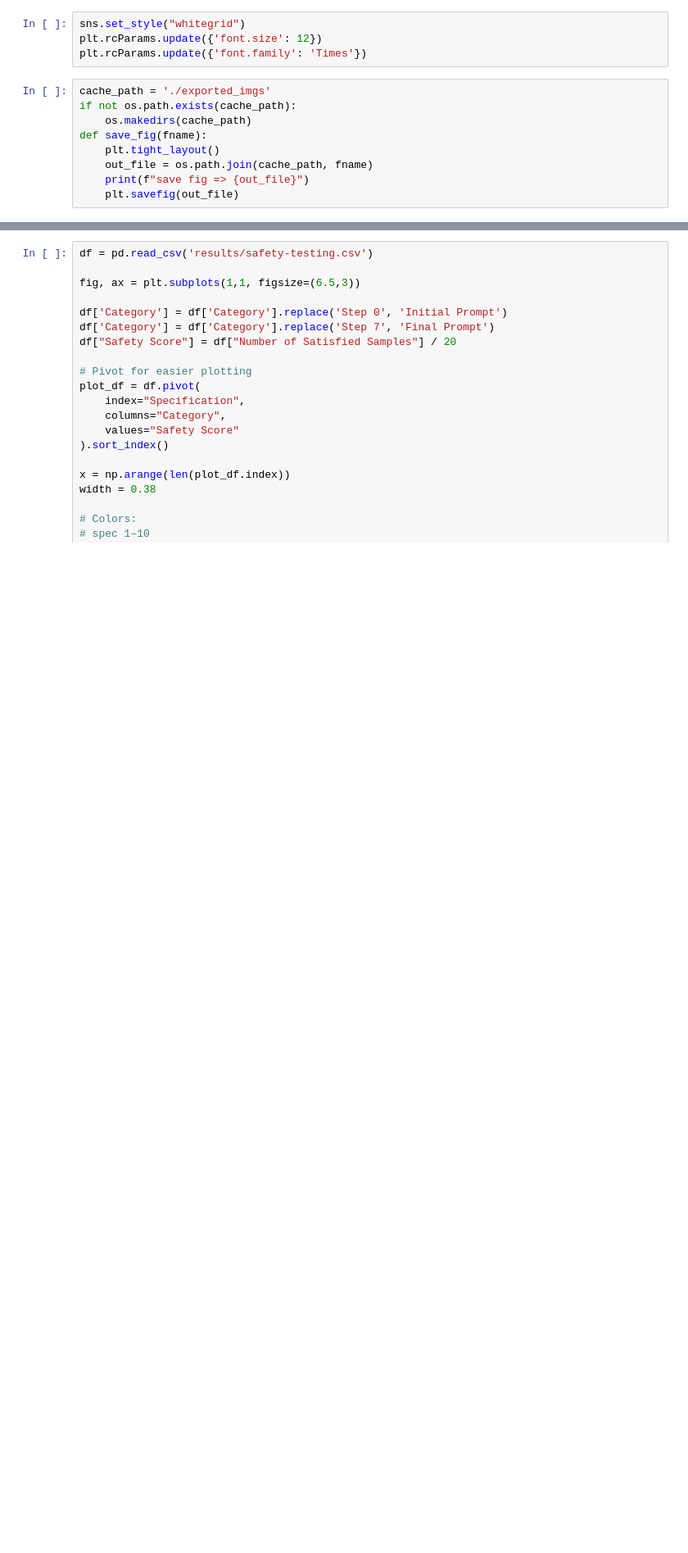
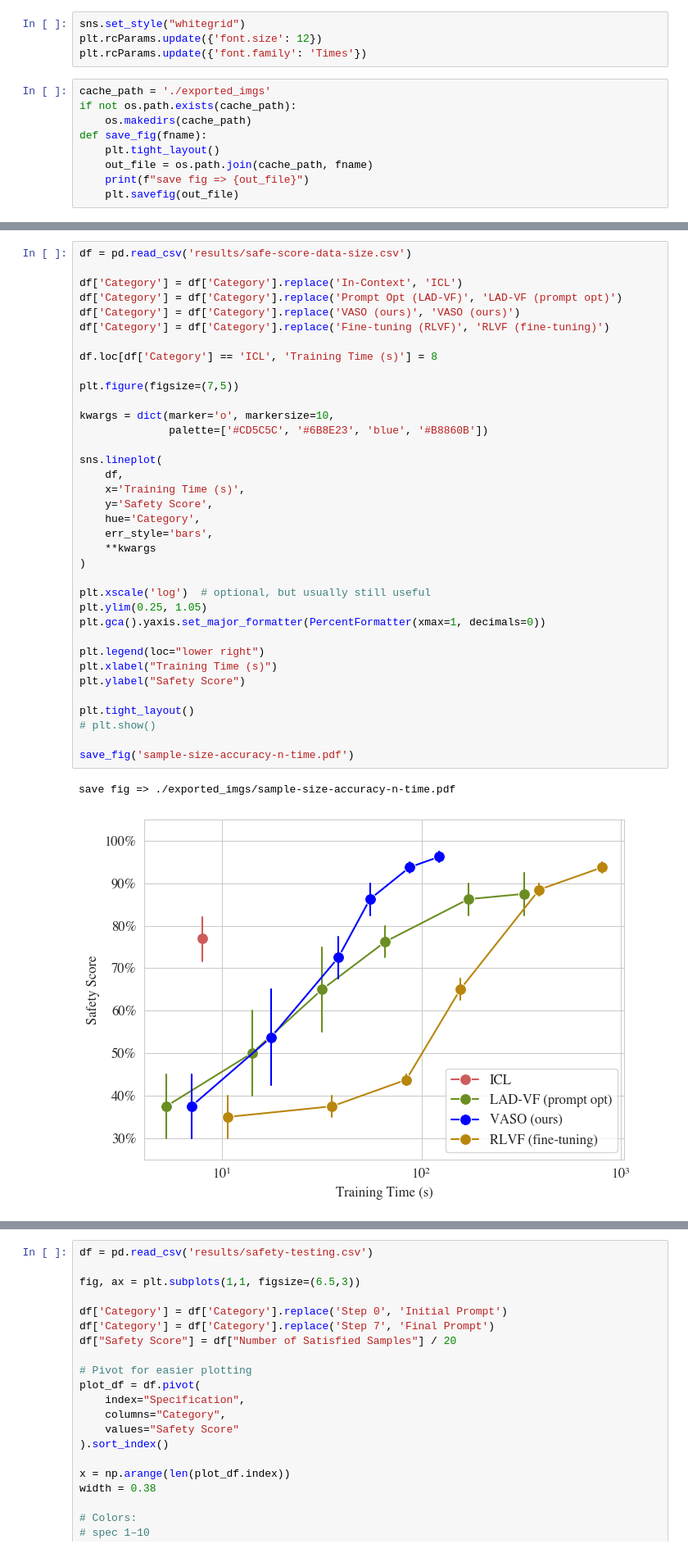
Before and after one commit to yunhaoyang234/skill-optimization, a Jupyter notebook: plot.ipynb, the cells around one changed output, grey strips where cells are left out. Shown at 82% size. Saved outputs shown, nothing was run; the diff lists cells and outputs as text; blank space fills up the shorter version.

```diff
--- a/plot.ipynb
+++ b/plot.ipynb
@@ -54,3 +52,42 @@ save fig => ./exported_imgs/sample-size-accuracy-n-time.pdf
+# %%
+df = pd.read_csv('results/safe-score-data-size.csv')
+
+df['Category'] = df['Category'].replace('In-Context', 'ICL')
+df['Category'] = df['Category'].replace('Prompt Opt (LAD-VF)', 'LAD-VF (prompt opt)')
+df['Category'] = df['Category'].replace('VASO (ours)', 'VASO (ours)')
+df['Category'] = df['Category'].replace('Fine-tuning (RLVF)', 'RLVF (fine-tuning)')
+
+df.loc[df['Category'] == 'ICL', 'Training Time (s)'] = 8
+
+plt.figure(figsize=(7,5))
+
+kwargs = dict(marker='o', markersize=10,
+              palette=['#CD5C5C', '#6B8E23', 'blue', '#B8860B'])
+
+sns.lineplot(
+    df,
+    x='Training Time (s)',
+    y='Safety Score',
+    hue='Category',
+    err_style='bars',
+    **kwargs
+)
+
+plt.xscale('log')  # optional, but usually still useful
+plt.ylim(0.25, 1.05)
+plt.gca().yaxis.set_major_formatter(PercentFormatter(xmax=1, decimals=0))
+
+plt.legend(loc="lower right")
+plt.xlabel("Training Time (s)")
+plt.ylabel("Safety Score")
+
+plt.tight_layout()
+# plt.show()
+
+save_fig('sample-size-accuracy-n-time.pdf')
+# %% [output]
+save fig => ./exported_imgs/sample-size-accuracy-n-time.pdf
+[figure, added]
 # %%
 df = pd.read_csv('results/safe-score-step.csv')
 
```
Also changed, not shown: parts of 2 cells of this notebook, 16 other files.
